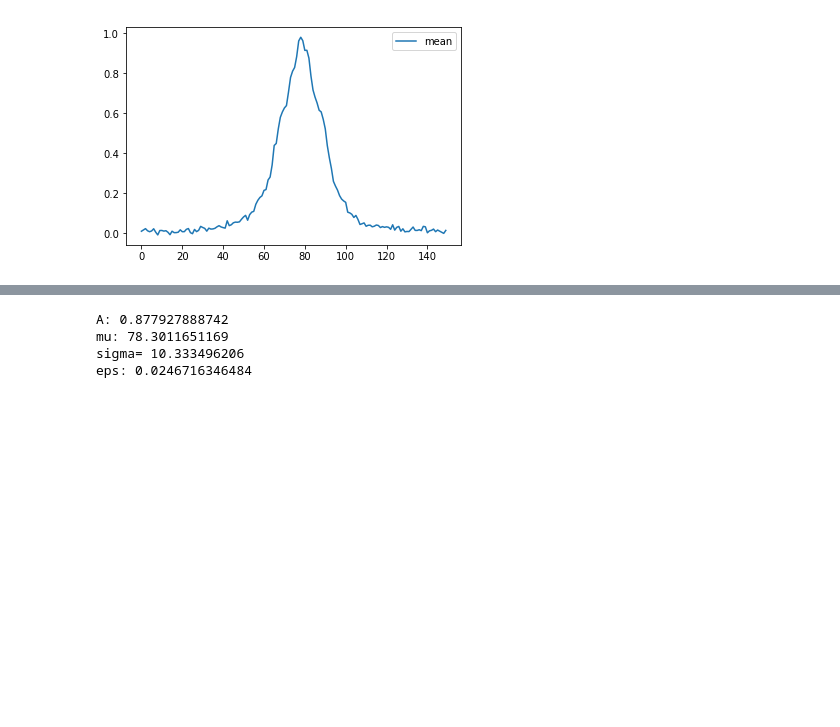
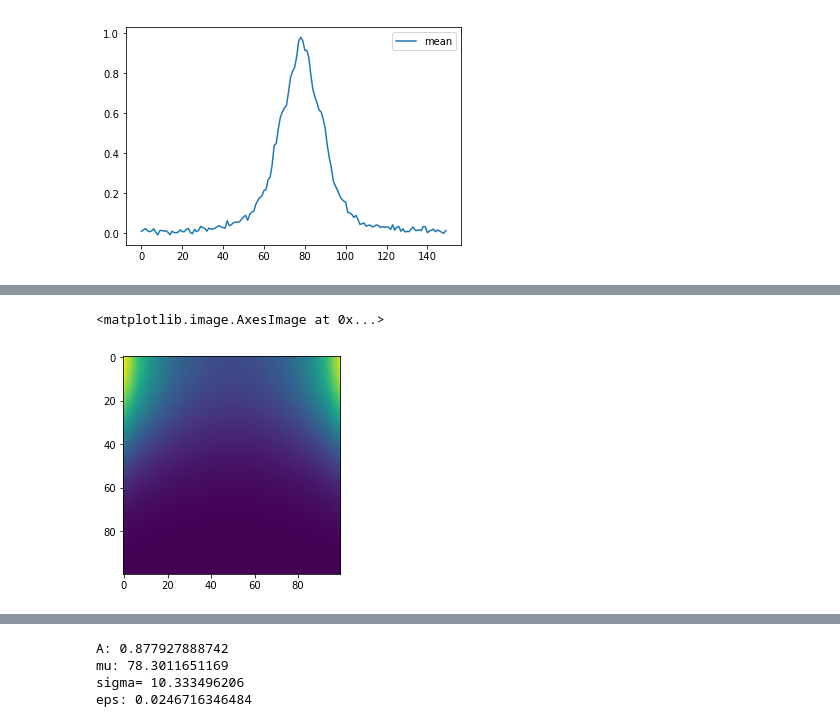
Before and after one commit to jpdeleon/ircs, a Jupyter notebook: notebook/ircs polarimetry.ipynb, the cells around one changed output, grey strips where cells are left out. Saved outputs shown, nothing was run; the diff lists cells and outputs as text; code cells hidden in the pictures; blank space fills up the shorter version.

```diff
--- a/notebook/ircs polarimetry.ipynb
+++ b/notebook/ircs polarimetry.ipynb
@@ -366,0 +426,16 @@ def gauss(x, *params):
+# %%
+x = np.arange(0,100)
+y = np.arange(0,100)
+y, x = np.meshgrid(y, x)
+
+mean_x, mean_y =50, 50
+sigma_x, sigma_y = np.std(x), np.std(y)
+eps=0.1
+A = 1
+params_xy = [A, mean_x, mean_y, sigma_x, sigma_y, eps]
+z = gauss2D((x,y), *params_xy) #*params_xy too many to unpack
+image = z.reshape(len(x), len(y))
+plt.imshow(image)
+# %% [output]
+<matplotlib.image.AxesImage at 0x...>
+[figure, added]
```
Also changed, not shown: parts of 14 cells of this notebook, 15 other files.
